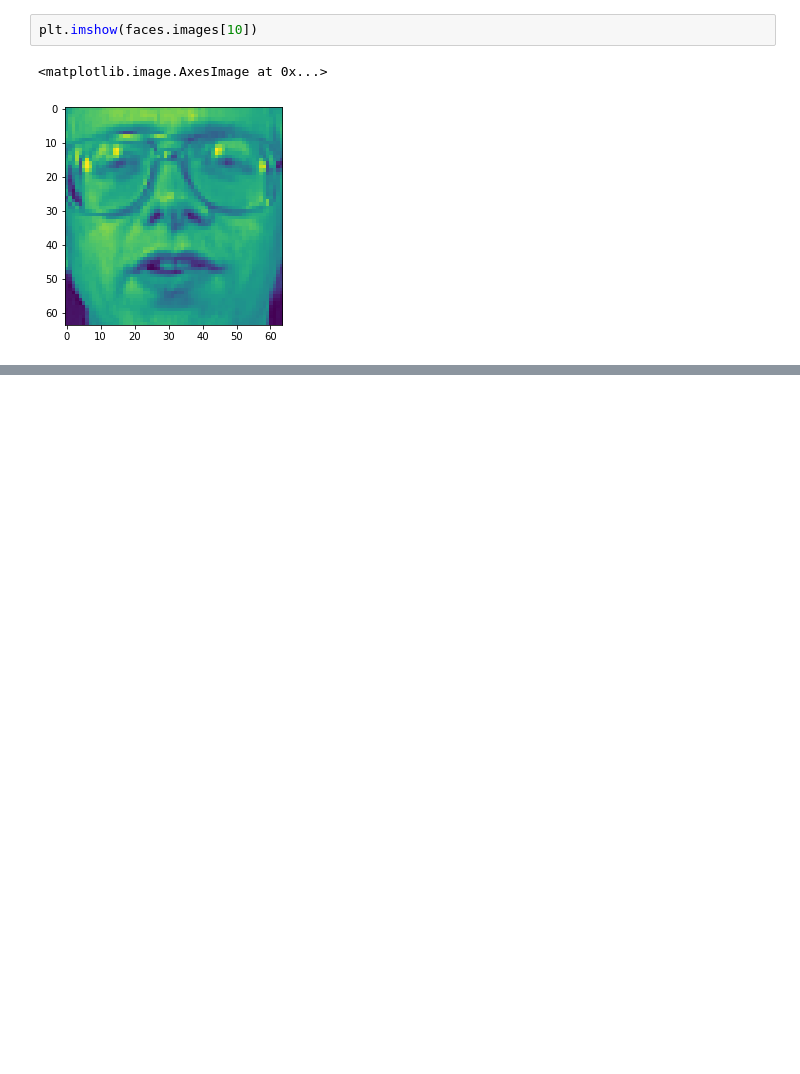
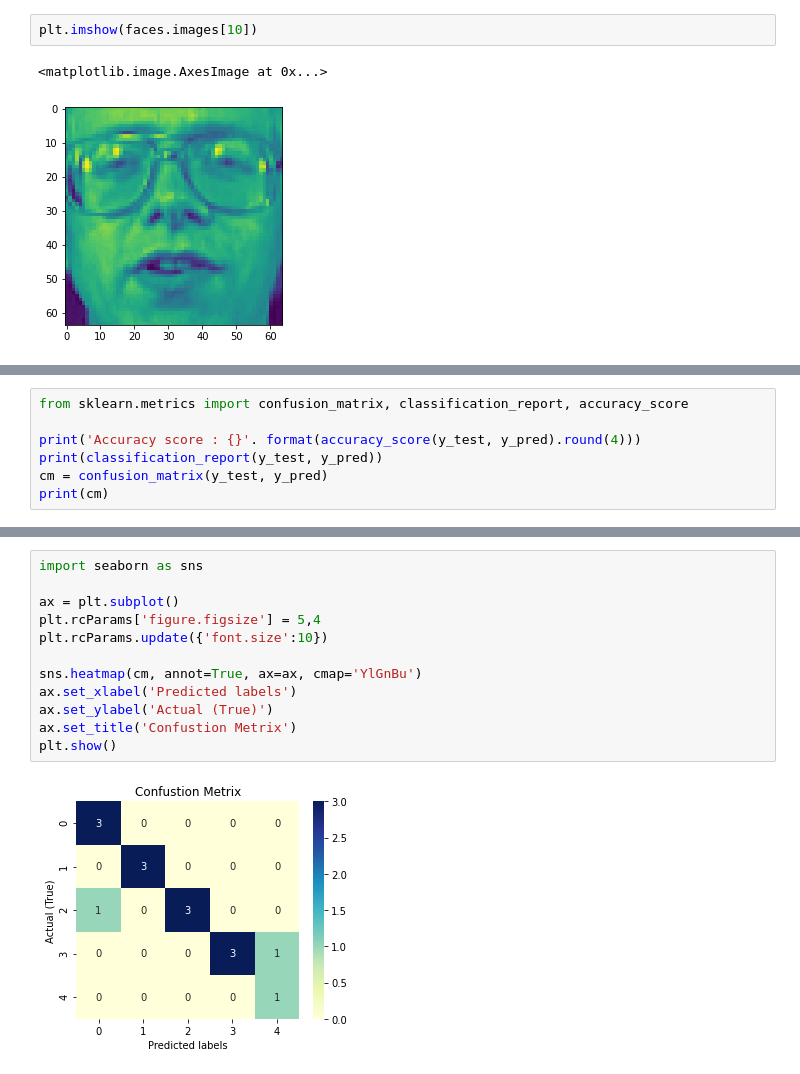
Before and after one commit to Yayawak/Machine-learner, a Jupyter notebook: Sklearn learn/Utils/Faces detect & recog/olivetti_faces.ipynb, the cells around one changed output, grey strips where cells are left out. Drawn from its saved outputs; the diff is of its cells as text; blank space fills up the shorter version.

```diff
--- a/Sklearn learn/Utils/Faces detect & recog/olivetti_faces.ipynb
+++ b/Sklearn learn/Utils/Faces detect & recog/olivetti_faces.ipynb
@@ -46,0 +91,7 @@ visual_multi(50,20)
+# %%
+from sklearn.metrics import confusion_matrix, classification_report, accuracy_score
+
+print('Accuracy score : {}'. format(accuracy_score(y_test, y_pred).round(4)))
+print(classification_report(y_test, y_pred))
+cm = confusion_matrix(y_test, y_pred)
+print(cm)
@@ -46,0 +117,14 @@ visual_multi(50,20)
+# %%
+import seaborn as sns
+
+ax = plt.subplot()
+plt.rcParams['figure.figsize'] = 5,4
+plt.rcParams.update({'font.size':10})
+
+sns.heatmap(cm, annot=True, ax=ax, cmap='YlGnBu')
+ax.set_xlabel('Predicted labels')
+ax.set_ylabel('Actual (True)')
+ax.set_title('Confustion Metrix')
+plt.show()
+# %% [output]
+[figure, added]
```
Also changed, not shown: parts of 13 cells of this notebook, 7 other files.
